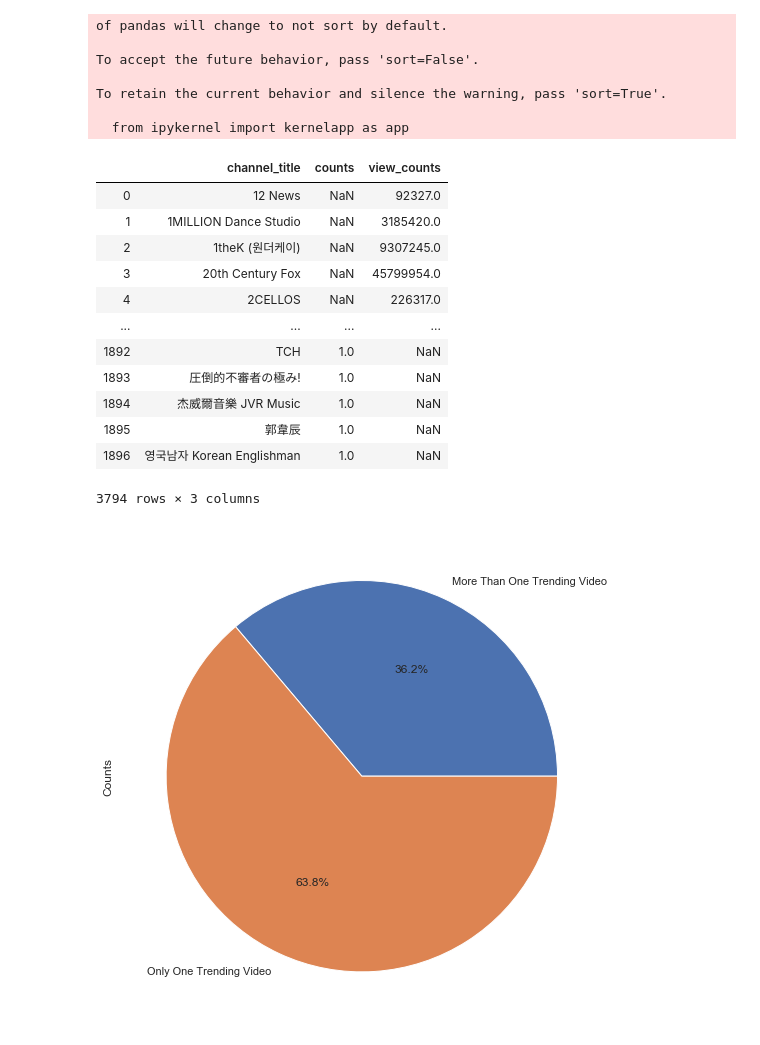
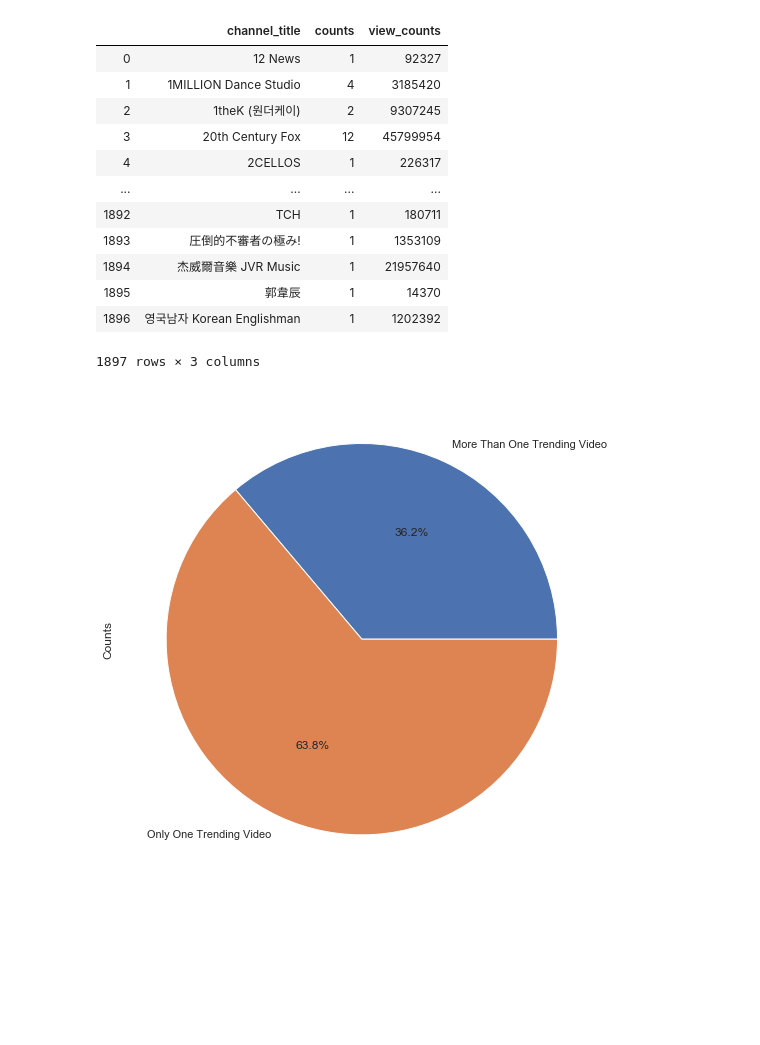
Before and after one commit to Carlene/youtube_trending, a Jupyter notebook: trending_creators.ipynb, the cells around one changed output. Cells and saved outputs as stored; diff of their text form; code cells hidden in the pictures; blank space fills up the shorter version.

Commit message:
Merged my two dataframes into one with video count and total view count

```diff
--- a/trending_creators.ipynb
+++ b/trending_creators.ipynb
@@ -50,41 +50,24 @@ US_channel_counts = US_trending.groupby(['channel_title']).size().reset_index(na
 # US channels sorted from highest amount of trending videos to lowest
 US_sorted_counts = US_channel_counts.sort_values(by=['counts'], ascending=False)
 # US_sorted_counts
-# %%
-# sns.scatterplot(x="video_id", y="views", data=US_trending)
-
-# Turning two dataframes into a series, then into a combined dataframe to make my histogram
-# data = len(more_than_two.index), len(less_than_two.index)
-# columns = ['More Than One', 'One']
-# counts = pd.Series(data, index=[columns]).reset_index(name='counts')
-# counts.columns = ['Trending Videos','Counts']
-# counts
-
-#series
-
-testing_view_count = US_trending.groupby(['channel_title'])['views'].agg('sum').reset_index(name='view_counts')
-
-
-# channel_and_view_counts = pd.concat([testing_view_count, US_channel_counts])
-# channel_and_view_counts
-# %% [output]
-of pandas will change to not sort by default.
-
-To accept the future behavior, pass 'sort=False'.
-
-To retain the current behavior and silence the warning, pass 'sort=True'.
-
-  from ipykernel import kernelapp as app
-|  | channel_title | counts | view_counts |
-| 0 | 12 News | NaN | 92327.0 |
-| 1 | 1MILLION Dance Studio | NaN | 3185420.0 |
-| 2 | 1theK (원더케이) | NaN | 9307245.0 |
-| 3 | 20th Century Fox | NaN | 45799954.0 |
-| 4 | 2CELLOS | NaN | 226317.0 |
-| ... | ... | ... | ... |
-| 1892 | ТСН | 1.0 | NaN |
-| 1893 | 圧倒的不審者の極み! | 1.0 | NaN |
-| 1894 | 杰威爾音樂 JVR Music | 1.0 | NaN |
-| 1895 | 郭韋辰 | 1.0 | NaN |
-| 1896 | 영국남자 Korean Englishman | 1.0 | NaN |
-3794 rows × 3 columns
+# %%
+# Adding together the amount of views per channel
+testing_view_count = US_trending.groupby(['channel_title'])['views'].agg('sum').reset_index(name='view_counts')
+
+# Making my channel view dataframe and my channel count dataframe into one dataframe
+channel_and_view_counts = pd.merge(US_channel_counts, testing_view_count, on='channel_title', how='inner')
+channel_and_view_counts
+# %% [output]
+|  | channel_title | counts | view_counts |
+| 0 | 12 News | 1 | 92327 |
+| 1 | 1MILLION Dance Studio | 4 | 3185420 |
+| 2 | 1theK (원더케이) | 2 | 9307245 |
+| 3 | 20th Century Fox | 12 | 45799954 |
+| 4 | 2CELLOS | 1 | 226317 |
+| ... | ... | ... | ... |
+| 1892 | ТСН | 1 | 180711 |
+| 1893 | 圧倒的不審者の極み! | 1 | 1353109 |
+| 1894 | 杰威爾音樂 JVR Music | 1 | 21957640 |
+| 1895 | 郭韋辰 | 1 | 14370 |
+| 1896 | 영국남자 Korean Englishman | 1 | 1202392 |
+1897 rows × 3 columns
```
Also changed, not shown: parts of 1 cell of this notebook.
